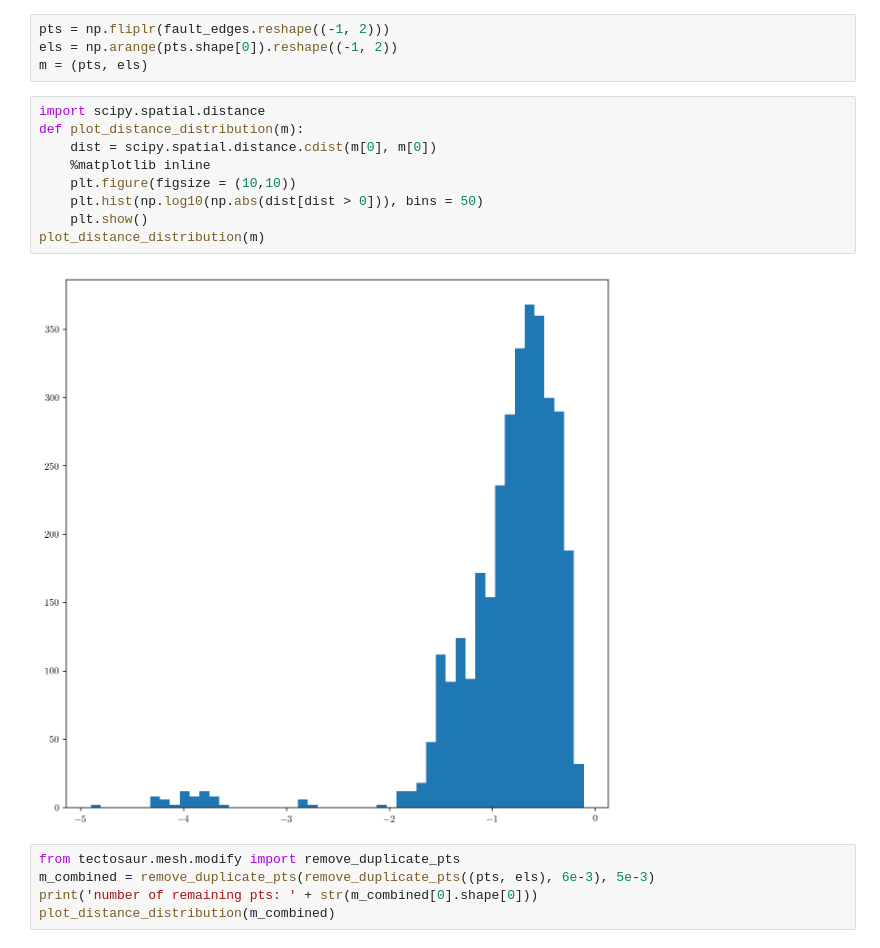
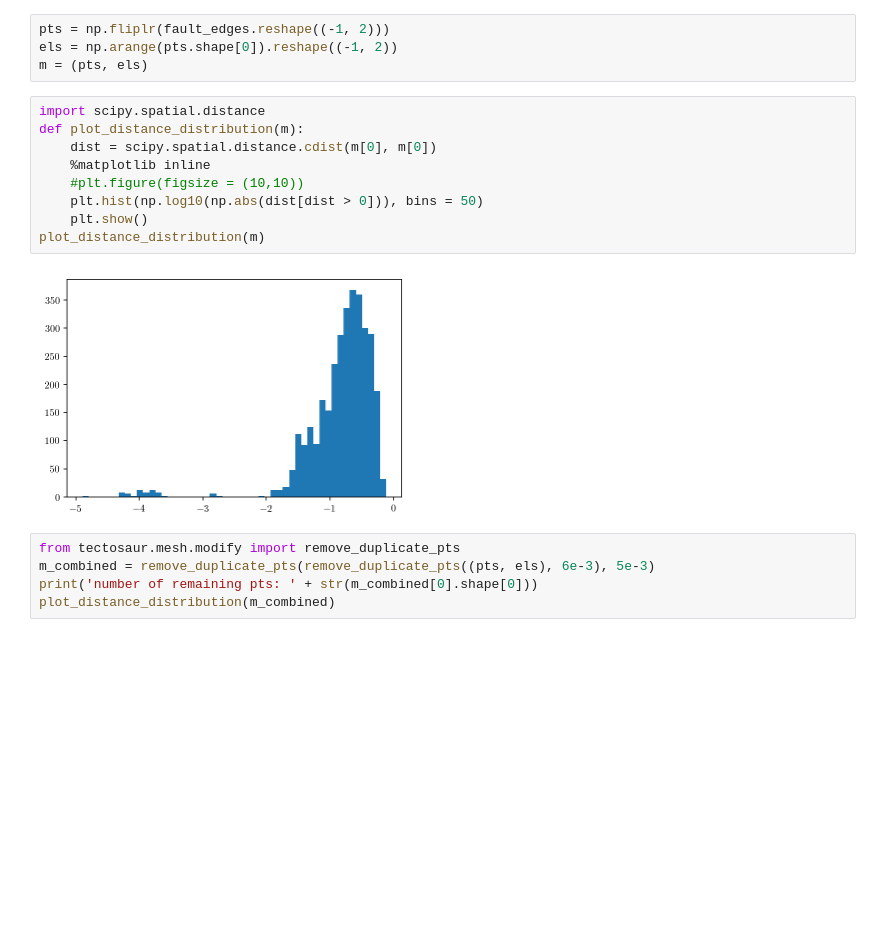
Before and after one commit to tbenthompson/topo_paper, a Jupyter notebook: jupyter/landers/landers.ipynb, the cells around one changed output. Cells and saved outputs as stored; diff of their text form; blank space fills up the shorter version.

```diff
--- a/jupyter/landers/landers.ipynb
+++ b/jupyter/landers/landers.ipynb
@@ -54,14 +55,14 @@ m = (pts, els)
 # %%
 import scipy.spatial.distance
 def plot_distance_distribution(m):
     dist = scipy.spatial.distance.cdist(m[0], m[0])
     %matplotlib inline
-    plt.figure(figsize = (10,10))
+    #plt.figure(figsize = (10,10))
     plt.hist(np.log10(np.abs(dist[dist > 0])), bins = 50)
     plt.show()
 plot_distance_distribution(m)
 # %% [output]
-[figure, old version]
+[figure, new version]
 # %%
 from tectosaur.mesh.modify import remove_duplicate_pts
 m_combined = remove_duplicate_pts(remove_duplicate_pts((pts, els), 6e-3), 5e-3)
```
Also changed, not shown: parts of 3 cells of this notebook.
